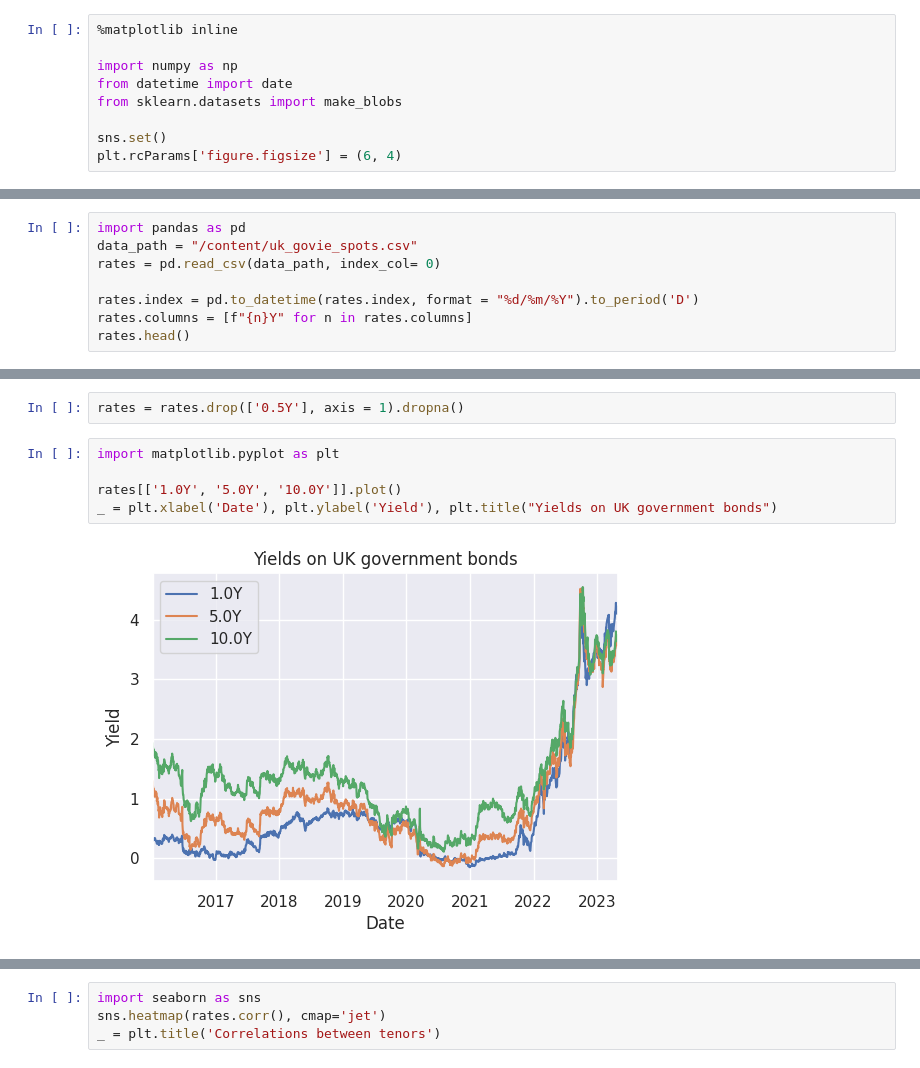
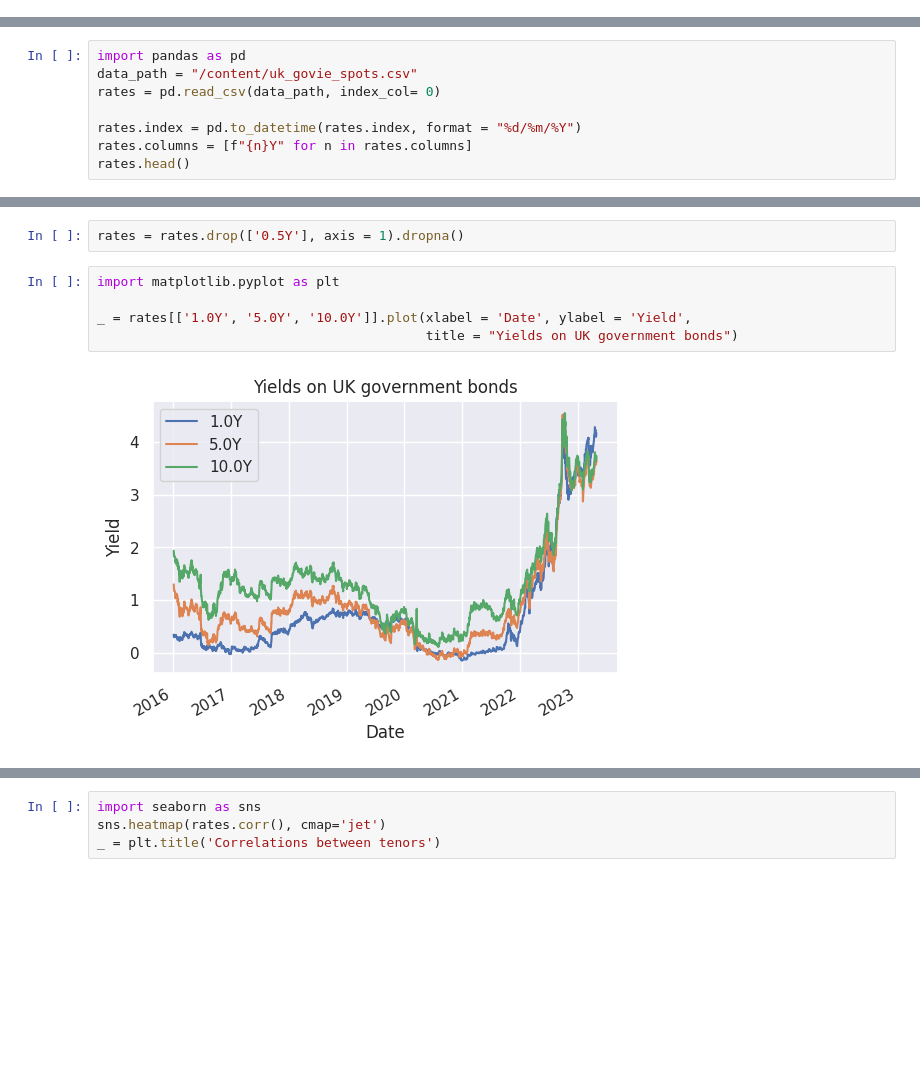
Before and after one commit to PiotMik/CaseWeek, a Jupyter notebook: 002_Code/OIS_Curve_modelling.ipynb, the cells around one changed output, grey strips where cells are left out. Cells and saved outputs as stored; diff of their text form; blank space fills up the shorter version.

```diff
--- a/002_Code/OIS_Curve_modelling.ipynb
+++ b/002_Code/OIS_Curve_modelling.ipynb
@@ -9,12 +9,3 @@
 # Intro
 
 In this notebook we present a series of practical python exercises i the topic of which will guide you on data loading, data analysis and visualization
-# %%
-%matplotlib inline
-
-import numpy as np
-from datetime import date
-from sklearn.datasets import make_blobs
-
-sns.set()
-plt.rcParams['figure.figsize'] = (6, 4)
@@ -286,7 +238,7 @@ import pandas as pd
 data_path = "/content/uk_govie_spots.csv"
 rates = pd.read_csv(data_path, index_col= 0)
 
-rates.index = pd.to_datetime(rates.index, format = "%d/%m/%Y").to_period('D')
+rates.index = pd.to_datetime(rates.index, format = "%d/%m/%Y")
 rates.columns = [f"{n}Y" for n in rates.columns]
 rates.head()
 # %% [output]
@@ -318,8 +270,8 @@ rates = rates.drop(['0.5Y'], axis = 1).dropna()
 # %%
 import matplotlib.pyplot as plt
 
-rates[['1.0Y', '5.0Y', '10.0Y']].plot()
-_ = plt.xlabel('Date'), plt.ylabel('Yield'), plt.title("Yields on UK government bonds")
+_ = rates[['1.0Y', '5.0Y', '10.0Y']].plot(xlabel = 'Date', ylabel = 'Yield',
+                                          title = "Yields on UK government bonds")
 # %% [output]
-[figure, old version]
+[figure, new version]
 # %%
```
Also changed, not shown: parts of 58 cells of this notebook.
